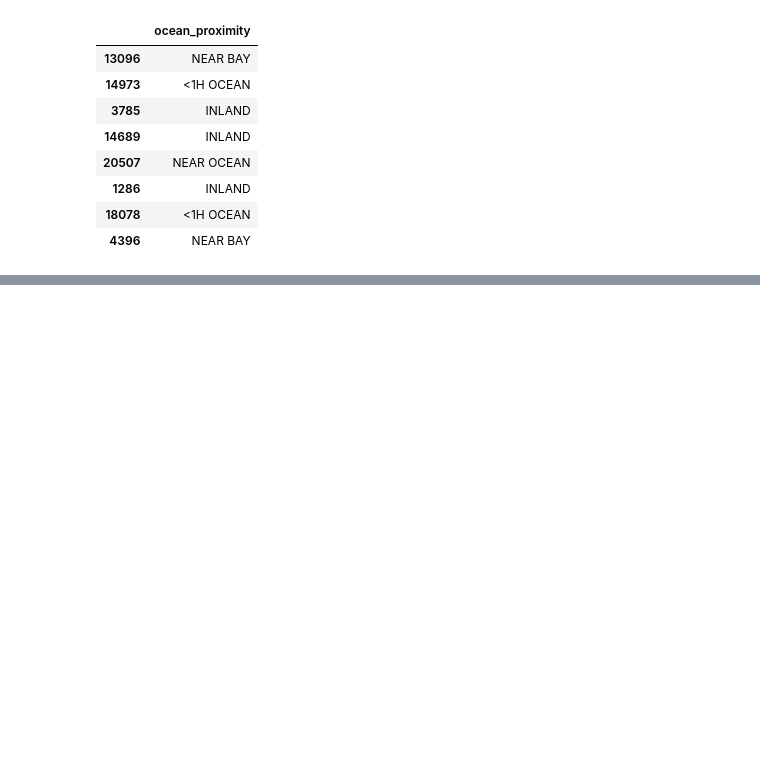
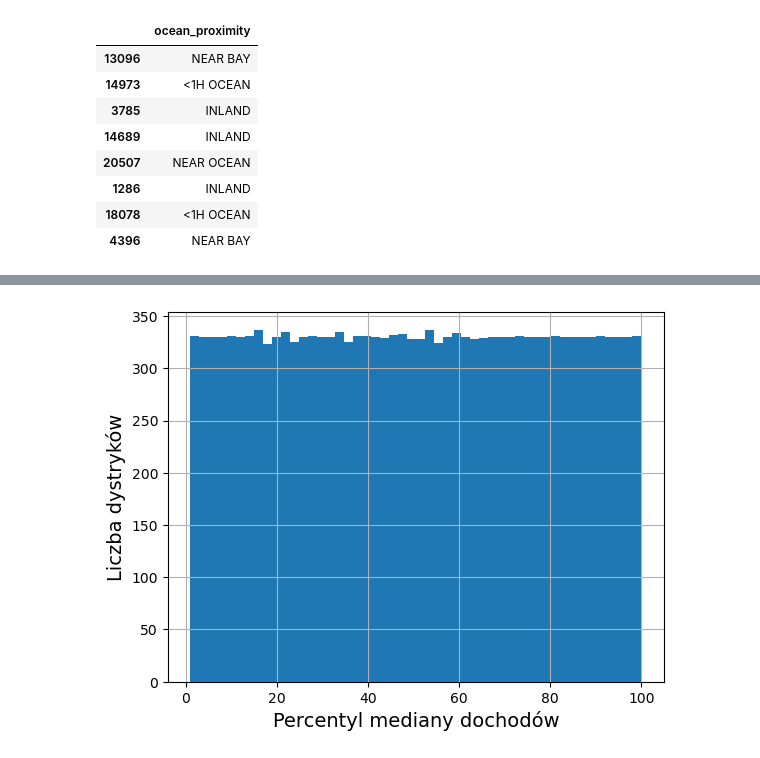
Before and after one commit to cichykuba63/WDU, a Jupyter notebook: notebook_2.ipynb, the cells around one changed output, grey strips where cells are left out. Drawn from its saved outputs; the diff is of its cells as text; code cells hidden in the pictures; blank space fills up the shorter version.

```diff
--- a/notebook_2.ipynb
+++ b/notebook_2.ipynb
@@ -395,0 +508,13 @@ x_train_cat.head(8)
+# %%
+percentiles = [np.percentile(x_train["median_income"],p)
+               for p in range(1, 100)]
+x_train["median_income_percentile"] = pd.cut(x_train["median_income"],
+                                             bins=[-np.inf] + percentiles + [np.inf],
+                                             labels=range(1,100+ 1))
+x_train["median_income_percentile"] = x_train["median_income_percentile"].astype(int)
+x_train["median_income_percentile"].hist(bins=50)
+plt.xlabel("Percentyl mediany dochodów")
+plt.ylabel("Liczba dystryków")
+plt.show()
+# %% [output]
+[figure, added]
```
Also changed, not shown: parts of 29 cells of this notebook.
